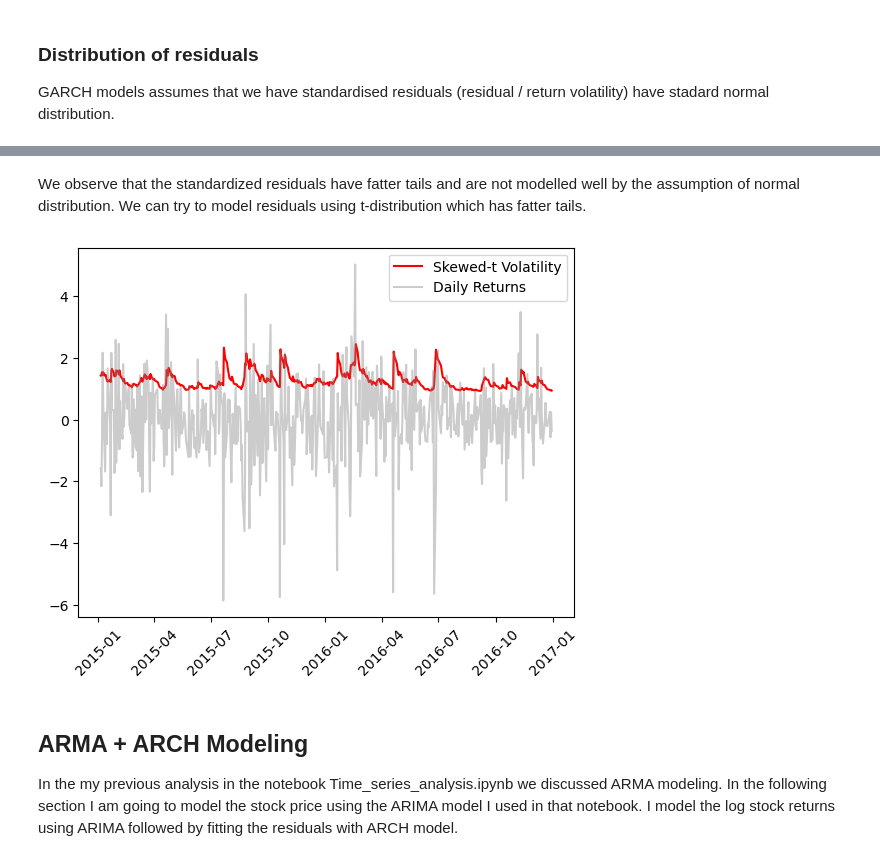
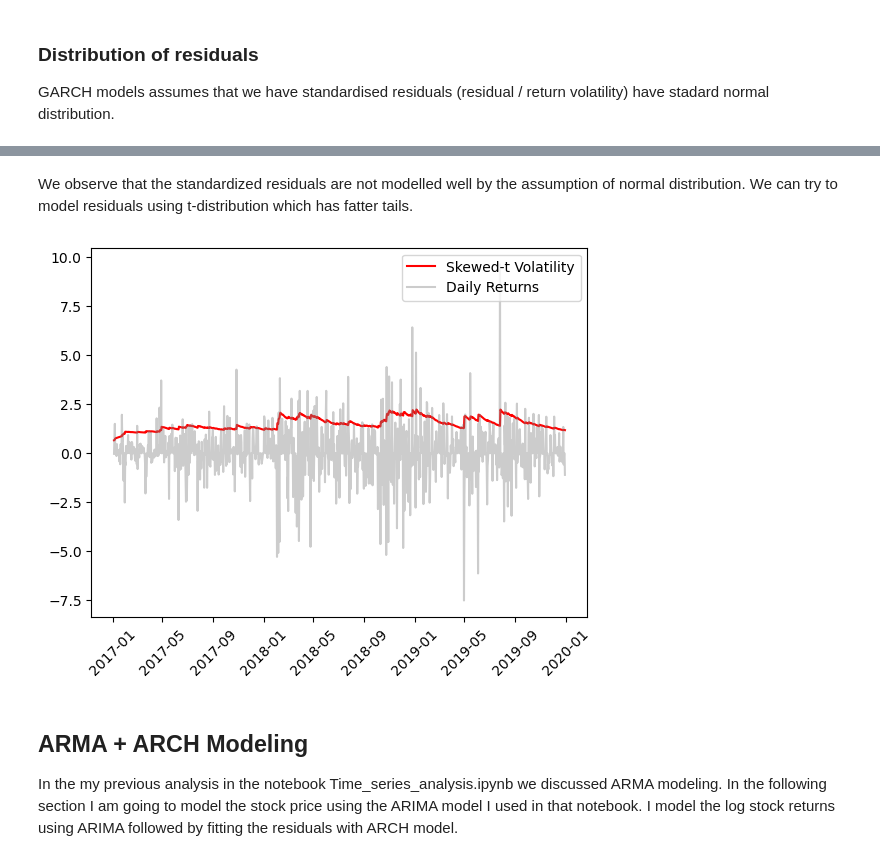
Before and after one commit to ansingh16/Time_Series_Analysis, a Jupyter notebook: Volatility_analysis.ipynb, the cells around one changed output, grey strips where cells are left out. Saved outputs shown, nothing was run; the diff lists cells and outputs as text; code cells hidden in the pictures.

```diff
--- a/Volatility_analysis.ipynb
+++ b/Volatility_analysis.ipynb
@@ -215,24 +187,24 @@ plt.show()
 # %% [markdown]
-We observe that the standardized residuals have fatter tails and are not modelled well by the assumption of normal distribution. We can try to model residuals using t-distribution which has fatter tails.
+We observe that the standardized residuals are not modelled well by the assumption of normal distribution. We can try to model residuals using t-distribution which has fatter tails.
 # %%
 # Specify GARCH model assumptions
-skewt_gm = arch_model(stocks['Return'], p = 1, q = 1, mean = 'constant', vol = 'GARCH', dist = 'skewt')
+skewt_gm = arch_model(returns, p = 1, q = 1, mean = 'Zero', vol = 'GARCH', dist = 'skewt')
 
 # Fit the model
 skewt_result = skewt_gm.fit(disp = 'off')
 
 # Get model estimated volatility
 skewt_vol = skewt_result.conditional_volatility
 # Plot model fitting results
 plt.plot(skewt_vol, color = 'red', label = 'Skewed-t Volatility')
-plt.plot(stocks['Return'], color = 'grey',
+plt.plot(returns, color = 'grey',
         label = 'Daily Returns', alpha = 0.4)
 plt.legend(loc = 'upper right')
 
 plt.xticks(rotation = 45)
 plt.show()
 # %% [output]
-[figure, old version]
+[figure, new version]
 # %% [markdown]
 ## ARMA + ARCH Modeling
 
```
Also changed, not shown: parts of 20 cells of this notebook, 3 other files.
